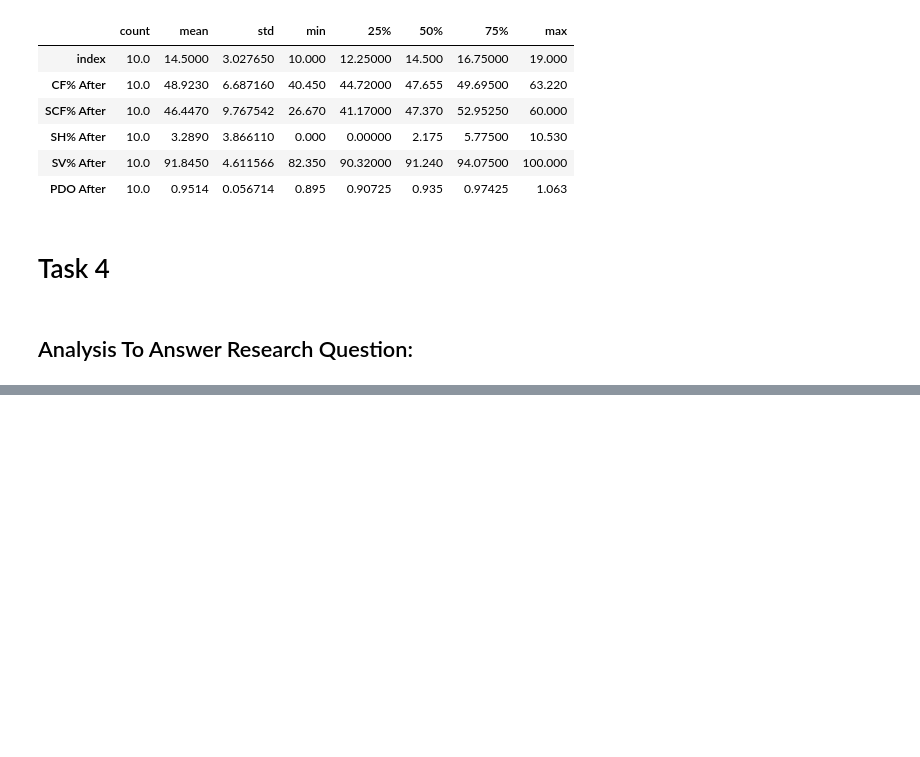
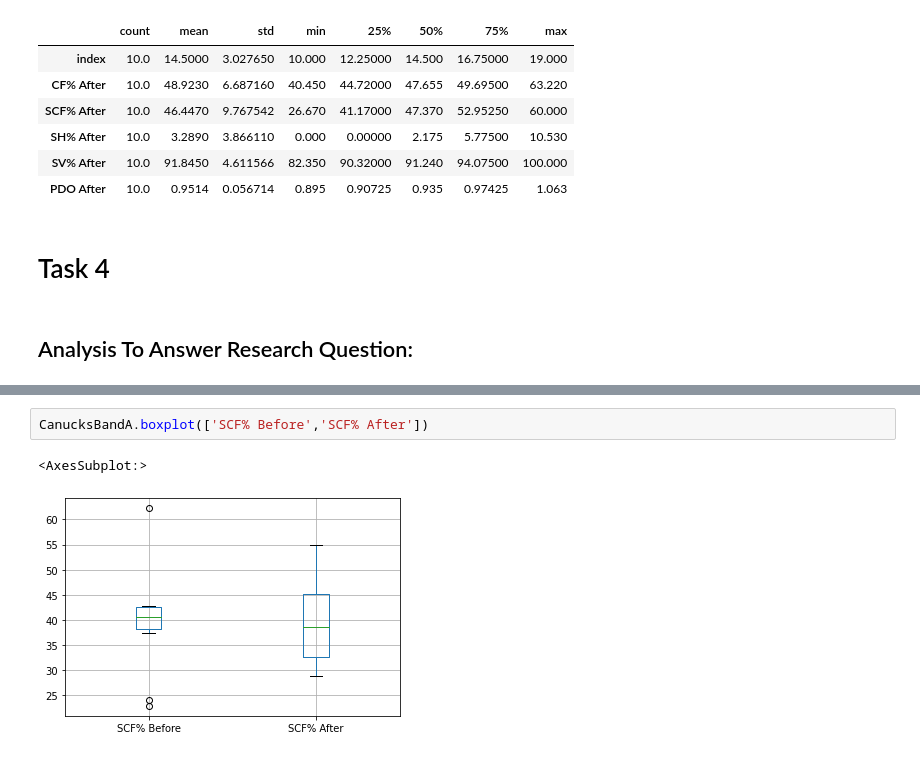
Before and after one commit to data301-2021-winter1/project-group23-project, a Jupyter notebook: notebooks/analysis1.ipynb, the cells around one changed output, grey strips where cells are left out. Drawn from its saved outputs; the diff is of its cells as text; blank space fills up the shorter version.

```diff
--- a/notebooks/analysis1.ipynb
+++ b/notebooks/analysis1.ipynb
@@ -316,0 +336,5 @@ CanucksBeforeFinal.boxplot(['PDO'])
+# %%
+CanucksBandA.boxplot(['SCF% Before','SCF% After'])
+# %% [output]
+<AxesSubplot:>
+[figure, added]
```
Also changed, not shown: parts of 37 cells of this notebook, 1 other file.
